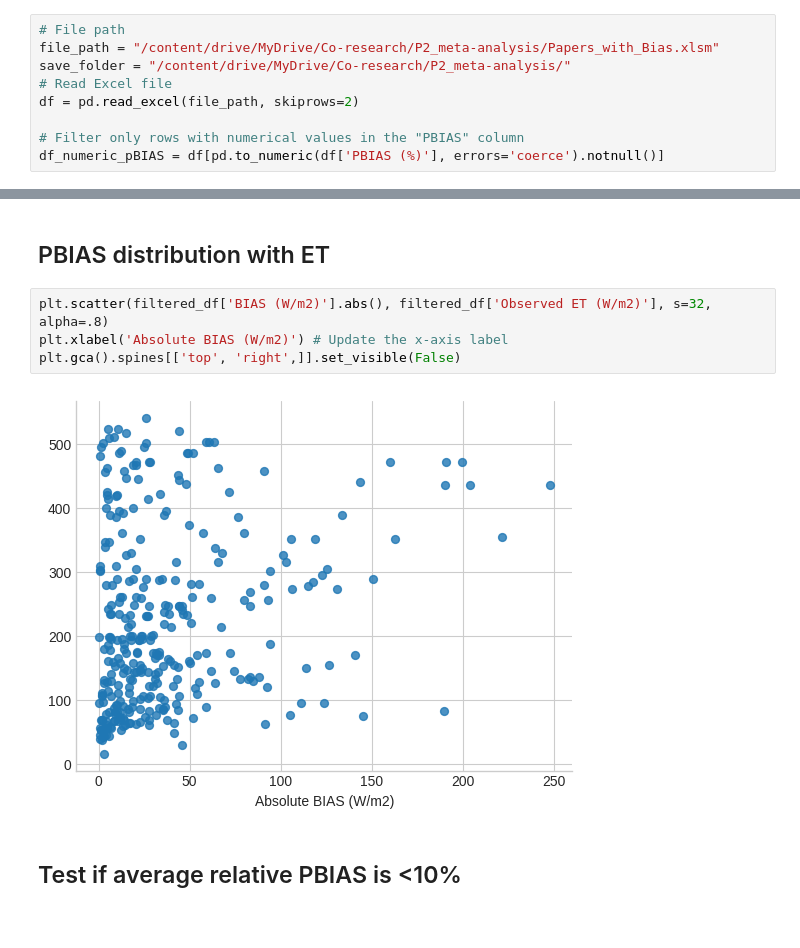
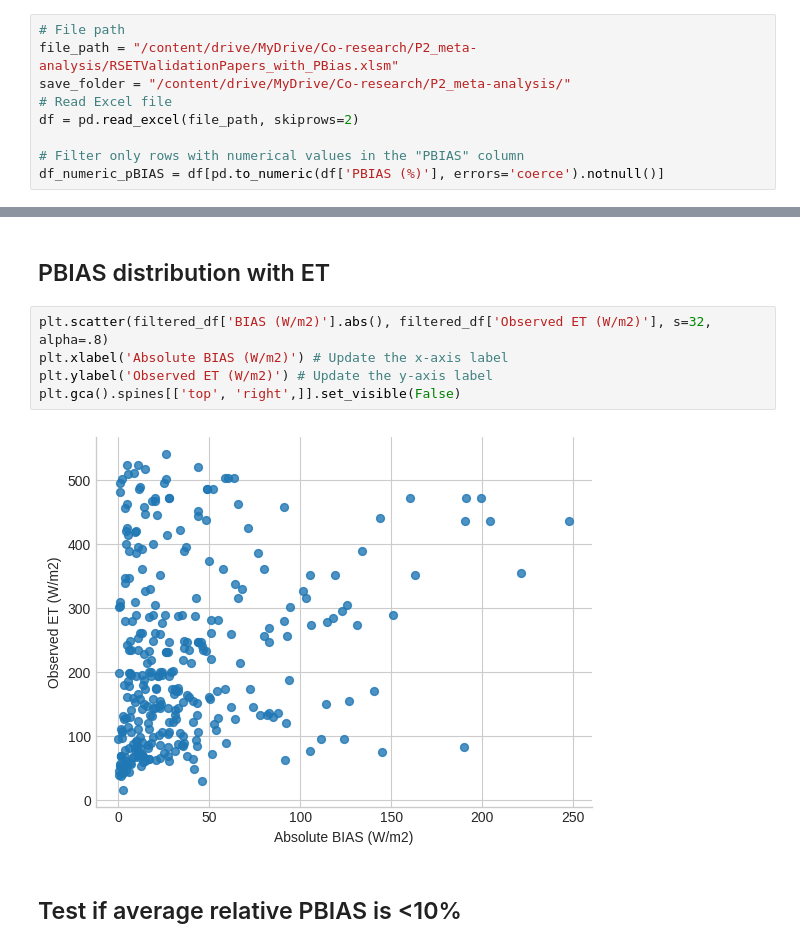
Before and after one commit to trngbich/MetaanalysisBiasET, a Jupyter notebook: PBias_meta_analyses.ipynb, the cells around one changed output, grey strips where cells are left out. Drawn from its saved outputs; the diff is of its cells as text.

```diff
--- a/PBias_meta_analyses.ipynb
+++ b/PBias_meta_analyses.ipynb
@@ -79,7 +85,7 @@ plt.style.use('seaborn-v0_8-whitegrid')
 **Note**: Make sure Filter is off
 # %%
 # File path
-file_path = "/content/drive/MyDrive/Co-research/P2_meta-analysis/Papers_with_Bias.xlsm"
+file_path = "/content/drive/MyDrive/Co-research/P2_meta-analysis/RSETValidationPapers_with_PBias.xlsm"
 save_folder = "/content/drive/MyDrive/Co-research/P2_meta-analysis/"
 # Read Excel file
 df = pd.read_excel(file_path, skiprows=2)
@@ -279,9 +298,10 @@ Name: PBIAS (%), dtype: float64
 # %%
 plt.scatter(filtered_df['BIAS (W/m2)'].abs(), filtered_df['Observed ET (W/m2)'], s=32, alpha=.8)
 plt.xlabel('Absolute BIAS (W/m2)') # Update the x-axis label
+plt.ylabel('Observed ET (W/m2)') # Update the y-axis label
 plt.gca().spines[['top', 'right',]].set_visible(False)
 # %% [output]
-[figure, old version]
+[figure, new version]
 # %% [markdown]
 ## Test if average relative PBIAS is <10%
 # %%
```
Also changed, not shown: parts of 42 cells of this notebook.
